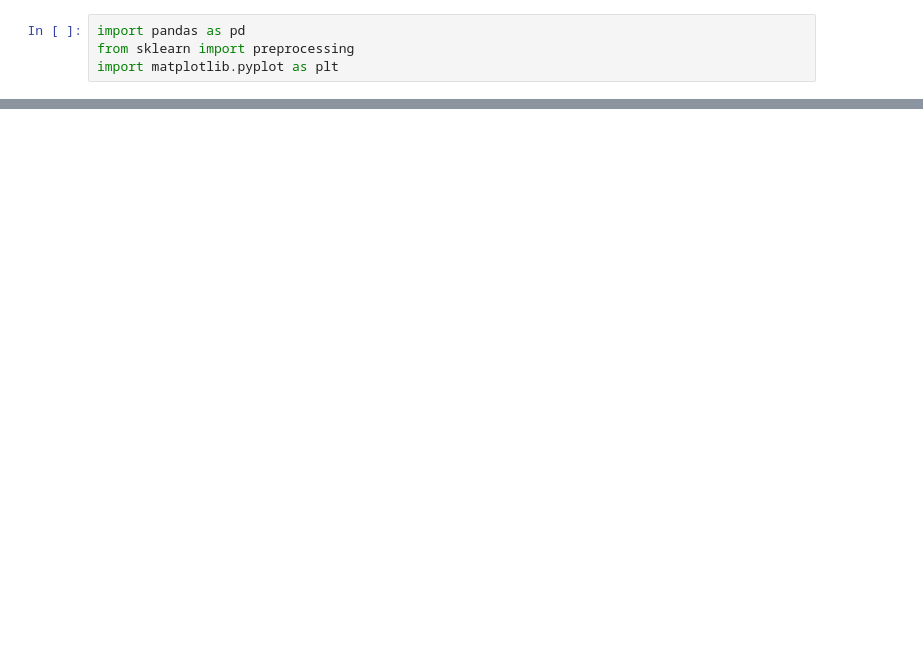
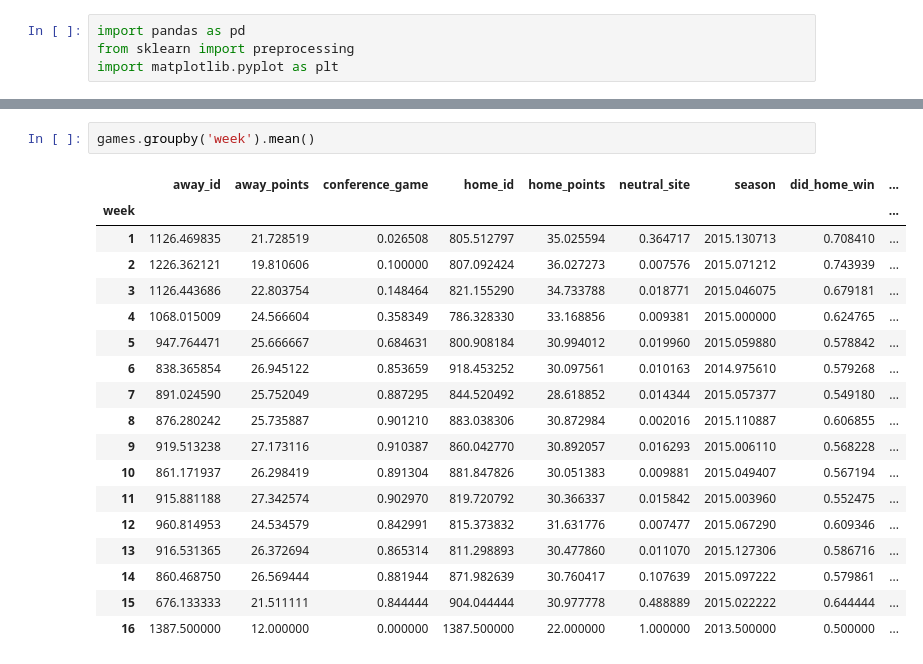
Before and after one commit to ChangedNameTo/CFBPoll, a Jupyter notebook: games_regression_exploration.ipynb, the cells around one changed output, grey strips where cells are left out. Cells and saved outputs as stored; diff of their text form; blank space fills up the shorter version.

```diff
--- a/games_regression_exploration.ipynb
+++ b/games_regression_exploration.ipynb
@@ -45,0 +75,21 @@ array(['FCS', 'Sun Belt', 'SEC', 'Mountain West', 'ACC', 'Mid-American',
+# %%
+games.groupby('week').mean()
+# %% [output]
+|  | away_id | away_points | conference_game | home_id | home_points | neutral_site | season | did_home_win | ... |
+| week |  |  |  |  |  |  |  |  | ... |
+| 1 | 1126.469835 | 21.728519 | 0.026508 | 805.512797 | 35.025594 | 0.364717 | 2015.130713 | 0.708410 | ... |
+| 2 | 1226.362121 | 19.810606 | 0.100000 | 807.092424 | 36.027273 | 0.007576 | 2015.071212 | 0.743939 | ... |
+| 3 | 1126.443686 | 22.803754 | 0.148464 | 821.155290 | 34.733788 | 0.018771 | 2015.046075 | 0.679181 | ... |
+| 4 | 1068.015009 | 24.566604 | 0.358349 | 786.328330 | 33.168856 | 0.009381 | 2015.000000 | 0.624765 | ... |
+| 5 | 947.764471 | 25.666667 | 0.684631 | 800.908184 | 30.994012 | 0.019960 | 2015.059880 | 0.578842 | ... |
+| 6 | 838.365854 | 26.945122 | 0.853659 | 918.453252 | 30.097561 | 0.010163 | 2014.975610 | 0.579268 | ... |
+| 7 | 891.024590 | 25.752049 | 0.887295 | 844.520492 | 28.618852 | 0.014344 | 2015.057377 | 0.549180 | ... |
+| 8 | 876.280242 | 25.735887 | 0.901210 | 883.038306 | 30.872984 | 0.002016 | 2015.110887 | 0.606855 | ... |
+| 9 | 919.513238 | 27.173116 | 0.910387 | 860.042770 | 30.892057 | 0.016293 | 2015.006110 | 0.568228 | ... |
+| 10 | 861.171937 | 26.298419 | 0.891304 | 881.847826 | 30.051383 | 0.009881 | 2015.049407 | 0.567194 | ... |
+| 11 | 915.881188 | 27.342574 | 0.902970 | 819.720792 | 30.366337 | 0.015842 | 2015.003960 | 0.552475 | ... |
+| 12 | 960.814953 | 24.534579 | 0.842991 | 815.373832 | 31.631776 | 0.007477 | 2015.067290 | 0.609346 | ... |
+| 13 | 916.531365 | 26.372694 | 0.865314 | 811.298893 | 30.477860 | 0.011070 | 2015.127306 | 0.586716 | ... |
+| 14 | 860.468750 | 26.569444 | 0.881944 | 871.982639 | 30.760417 | 0.107639 | 2015.097222 | 0.579861 | ... |
+| 15 | 676.133333 | 21.511111 | 0.844444 | 904.044444 | 30.977778 | 0.488889 | 2015.022222 | 0.644444 | ... |
+| 16 | 1387.500000 | 12.000000 | 0.000000 | 1387.500000 | 22.000000 | 1.000000 | 2013.500000 | 0.500000 | ... |
```
Also changed, not shown: parts of 10 cells of this notebook, 1 other file.
